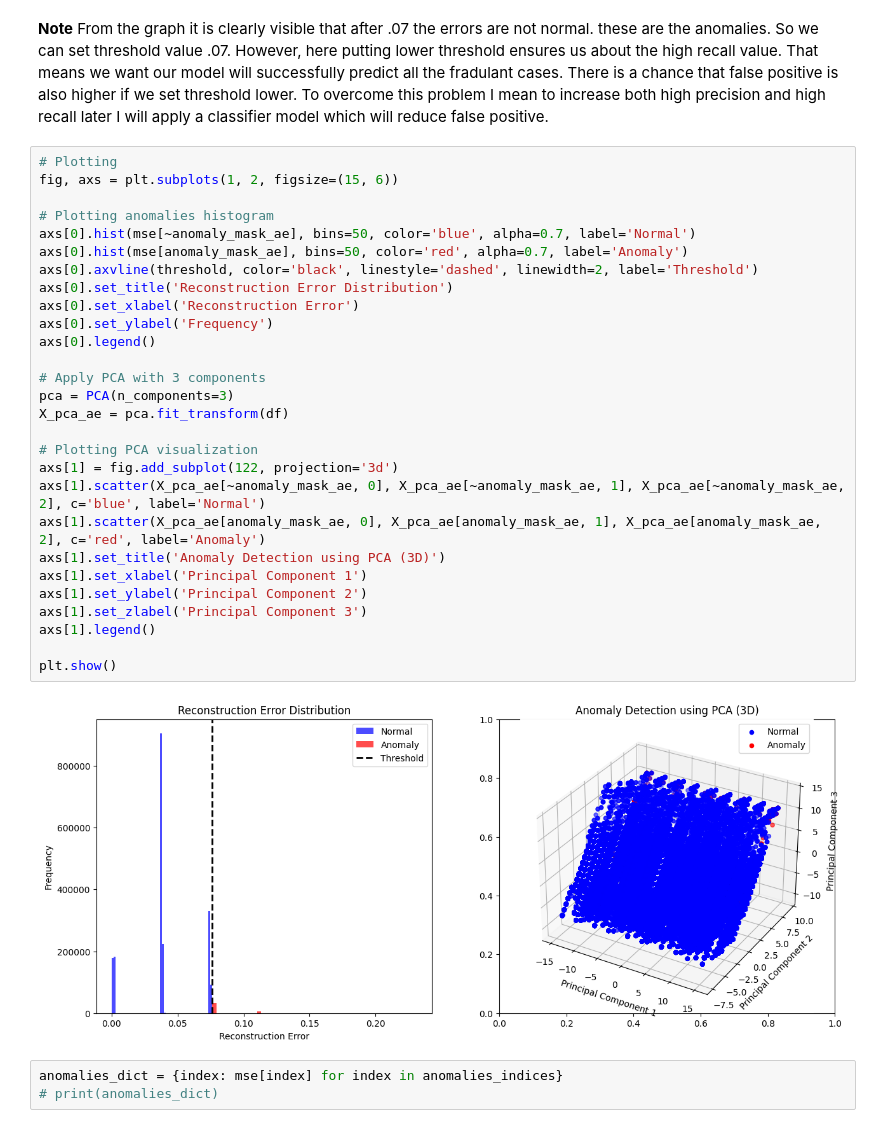
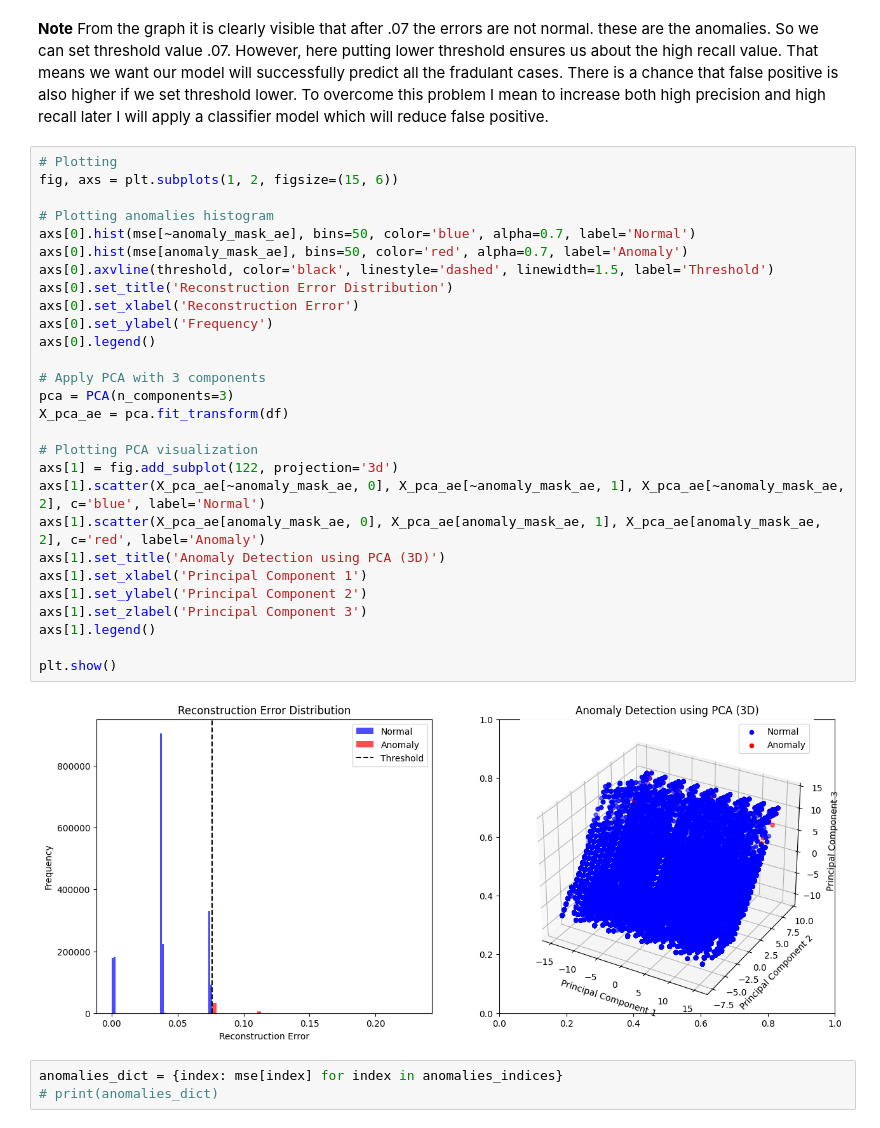
Before and after one commit to Likhon-AI/Anomaly-Detection-Credit-Transaction, a Jupyter notebook: auto_encoder.ipynb, the cells around one changed output. Drawn from its saved outputs; the diff is of its cells as text.

```diff
--- a/auto_encoder.ipynb
+++ b/auto_encoder.ipynb
@@ -366,33 +366,33 @@ plt.show()
 # %%
 # Plotting
 fig, axs = plt.subplots(1, 2, figsize=(15, 6))
 
 # Plotting anomalies histogram
 axs[0].hist(mse[~anomaly_mask_ae], bins=50, color='blue', alpha=0.7, label='Normal')
 axs[0].hist(mse[anomaly_mask_ae], bins=50, color='red', alpha=0.7, label='Anomaly')
-axs[0].axvline(threshold, color='black', linestyle='dashed', linewidth=2, label='Threshold')
+axs[0].axvline(threshold, color='black', linestyle='dashed', linewidth=1.5, label='Threshold')
 axs[0].set_title('Reconstruction Error Distribution')
 axs[0].set_xlabel('Reconstruction Error')
 axs[0].set_ylabel('Frequency')
 axs[0].legend()
 
 # Apply PCA with 3 components
 pca = PCA(n_components=3)
 X_pca_ae = pca.fit_transform(df)
 
 # Plotting PCA visualization
 axs[1] = fig.add_subplot(122, projection='3d')
 axs[1].scatter(X_pca_ae[~anomaly_mask_ae, 0], X_pca_ae[~anomaly_mask_ae, 1], X_pca_ae[~anomaly_mask_ae, 2], c='blue', label='Normal')
 axs[1].scatter(X_pca_ae[anomaly_mask_ae, 0], X_pca_ae[anomaly_mask_ae, 1], X_pca_ae[anomaly_mask_ae, 2], c='red', label='Anomaly')
 axs[1].set_title('Anomaly Detection using PCA (3D)')
 axs[1].set_xlabel('Principal Component 1')
 axs[1].set_ylabel('Principal Component 2')
 axs[1].set_zlabel('Principal Component 3')
 axs[1].legend()
 
 plt.show()
 # %% [output]
-[figure, old version]
+[figure, new version]
 # %%
 anomalies_dict = {index: mse[index] for index in anomalies_indices}
 # print(anomalies_dict)
```
Also changed, not shown: parts of 7 cells of this notebook.
